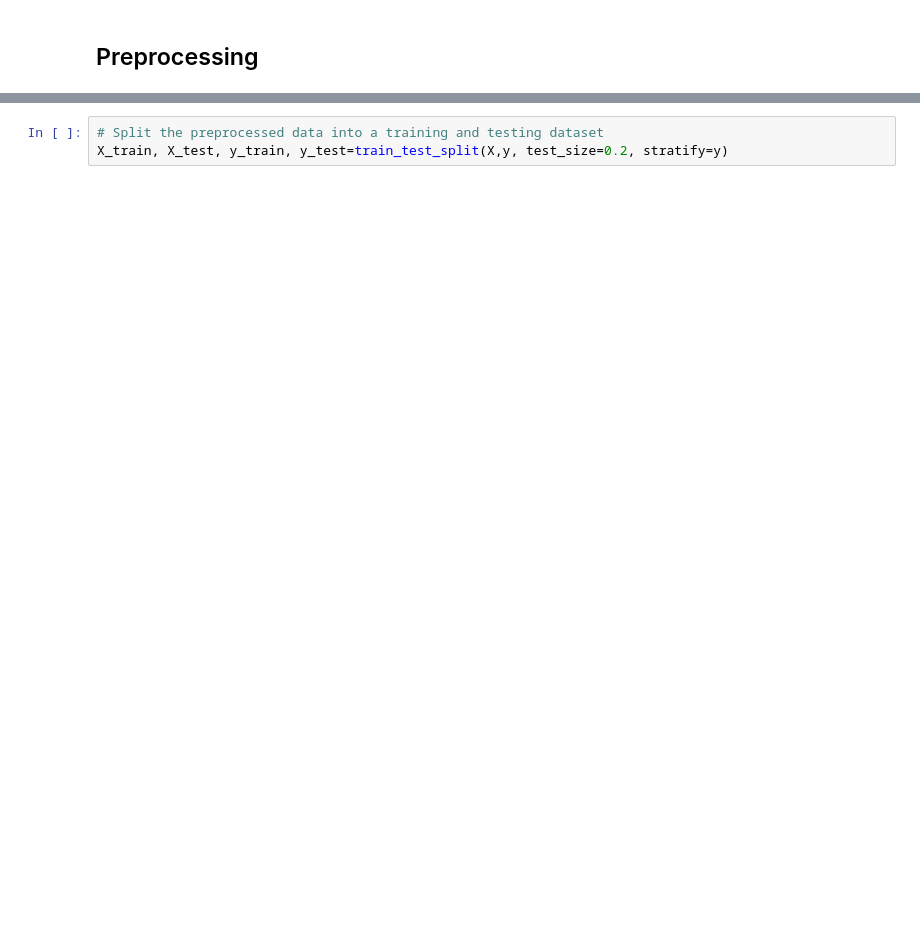
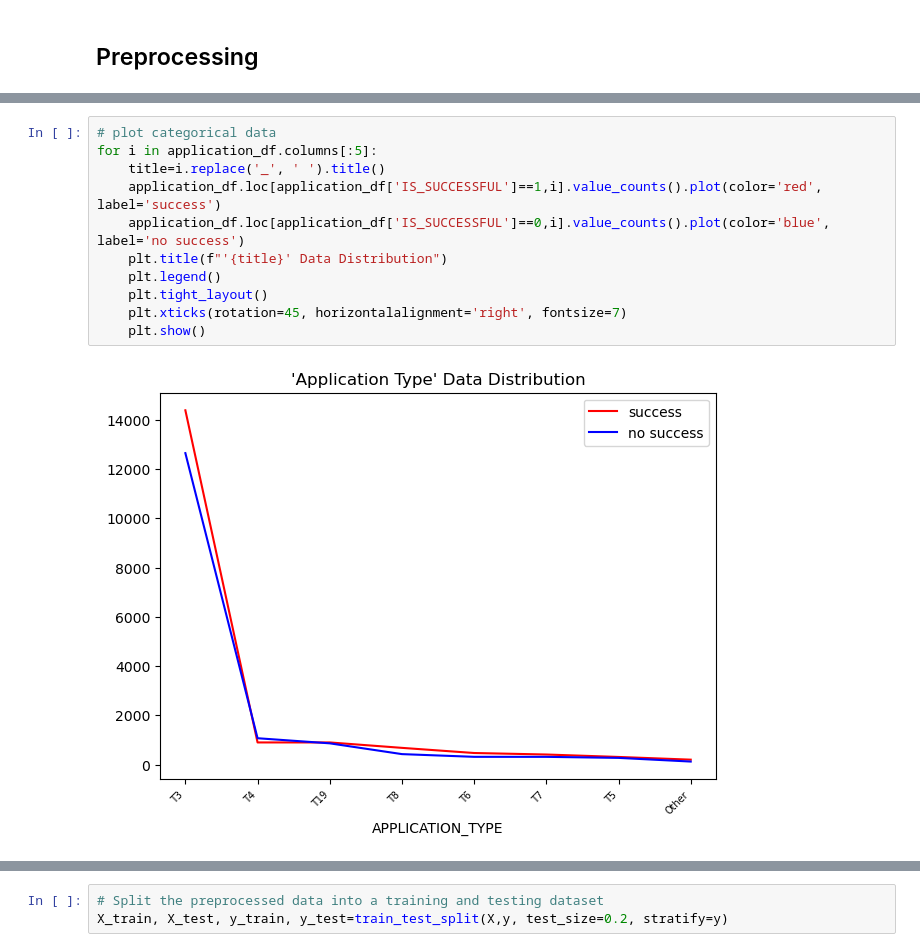
Before and after one commit to ValentynaK17/deep-learning-challenge, a Jupyter notebook: Binary_Classification.ipynb, the cells around one changed output, grey strips where cells are left out. Saved outputs shown, nothing was run; the diff lists cells and outputs as text; blank space fills up the shorter version.

```diff
--- a/Binary_Classification.ipynb
+++ b/Binary_Classification.ipynb
@@ -175,0 +293,13 @@ application_df['SPECIAL_CONSIDERATIONS']=(application_df['SPECIAL_CONSIDERATIONS
+# %%
+# plot categorical data
+for i in application_df.columns[:5]:
+    title=i.replace('_', ' ').title()
+    application_df.loc[application_df['IS_SUCCESSFUL']==1,i].value_counts().plot(color='red', label='success')
+    application_df.loc[application_df['IS_SUCCESSFUL']==0,i].value_counts().plot(color='blue', label='no success')
+    plt.title(f"'{title}' Data Distribution")
+    plt.legend()
+    plt.tight_layout()
+    plt.xticks(rotation=45, horizontalalignment='right', fontsize=7)
+    plt.show()
+# %% [output]
+[figure, added]
```
Also changed, not shown: parts of 53 cells of this notebook, 2 other files.
